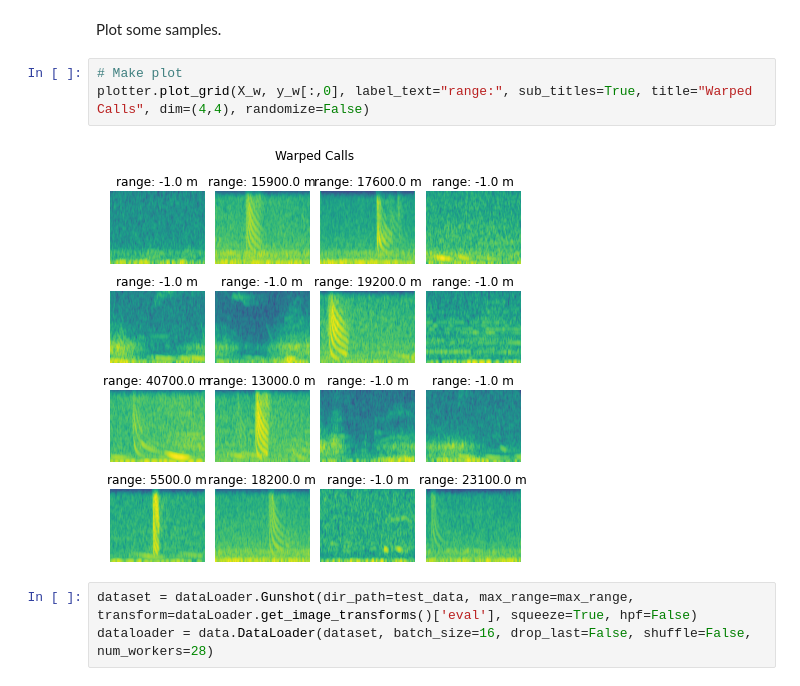
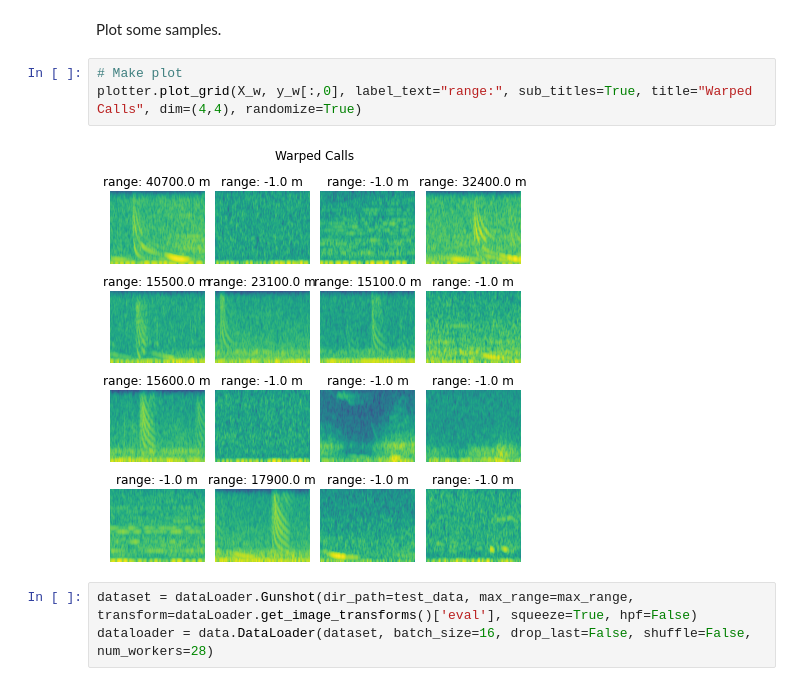
Before and after one commit to whoi-mars/detect_and_range, a Jupyter notebook: create_data.ipynb, the cells around one changed output. Drawn from its saved outputs; the diff is of its cells as text.

```diff
--- a/create_data.ipynb
+++ b/create_data.ipynb
@@ -222,9 +179,9 @@ X_w, y_w = dataLoader.load_h5(exp_data)
 Plot some samples.
 # %%
 # Make plot
-plotter.plot_grid(X_w, y_w[:,0], label_text="range:", sub_titles=True, title="Warped Calls", dim=(4,4), randomize=False)
+plotter.plot_grid(X_w, y_w[:,0], label_text="range:", sub_titles=True, title="Warped Calls", dim=(4,4), randomize=True)
 # %% [output]
-[figure, old version]
+[figure, new version]
 # %%
 dataset = dataLoader.Gunshot(dir_path=test_data, max_range=max_range, transform=dataLoader.get_image_transforms()['eval'], squeeze=True, hpf=False)
 dataloader = data.DataLoader(dataset, batch_size=16, drop_last=False, shuffle=False, num_workers=28)
```
Also changed, not shown: parts of 7 cells of this notebook, 1 other file.
